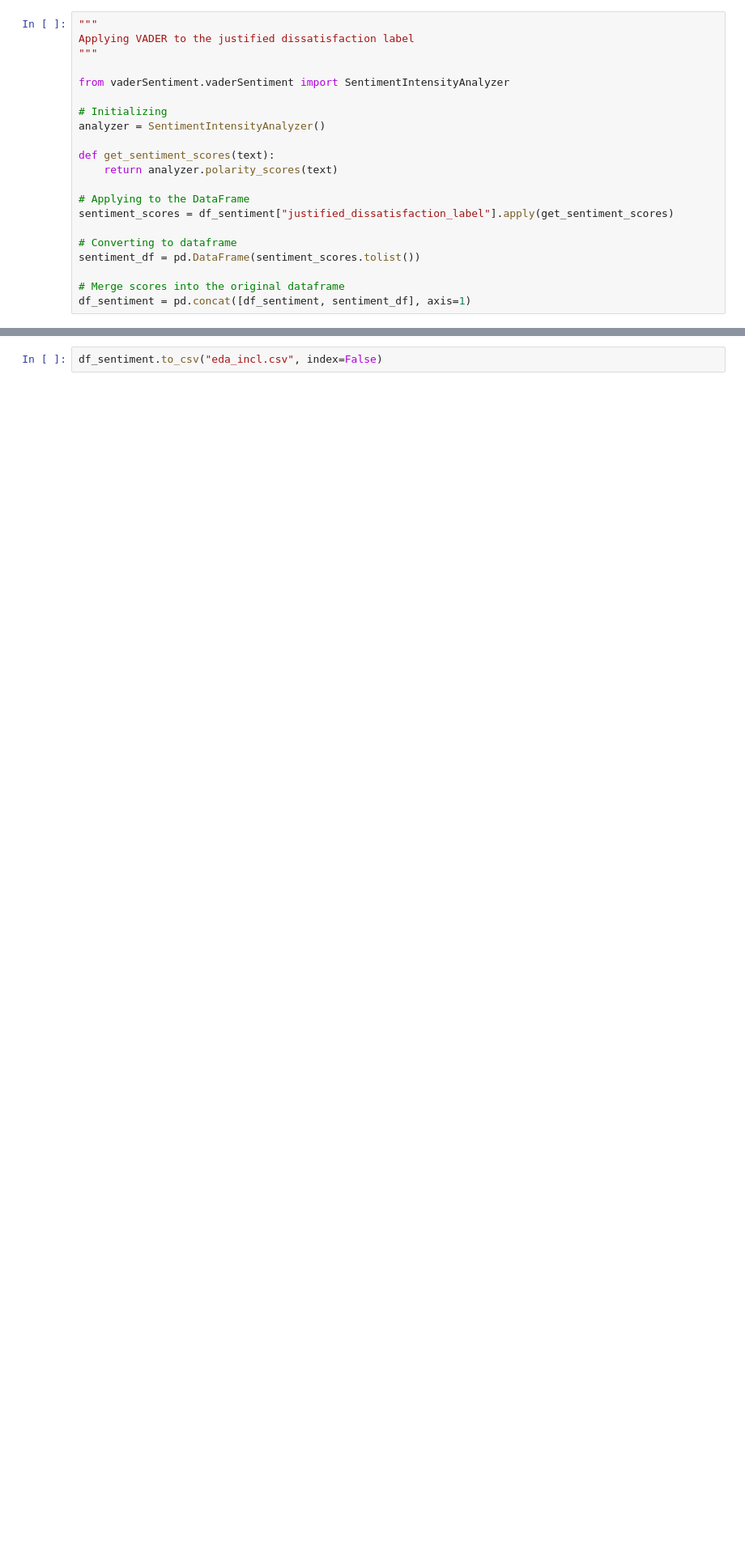
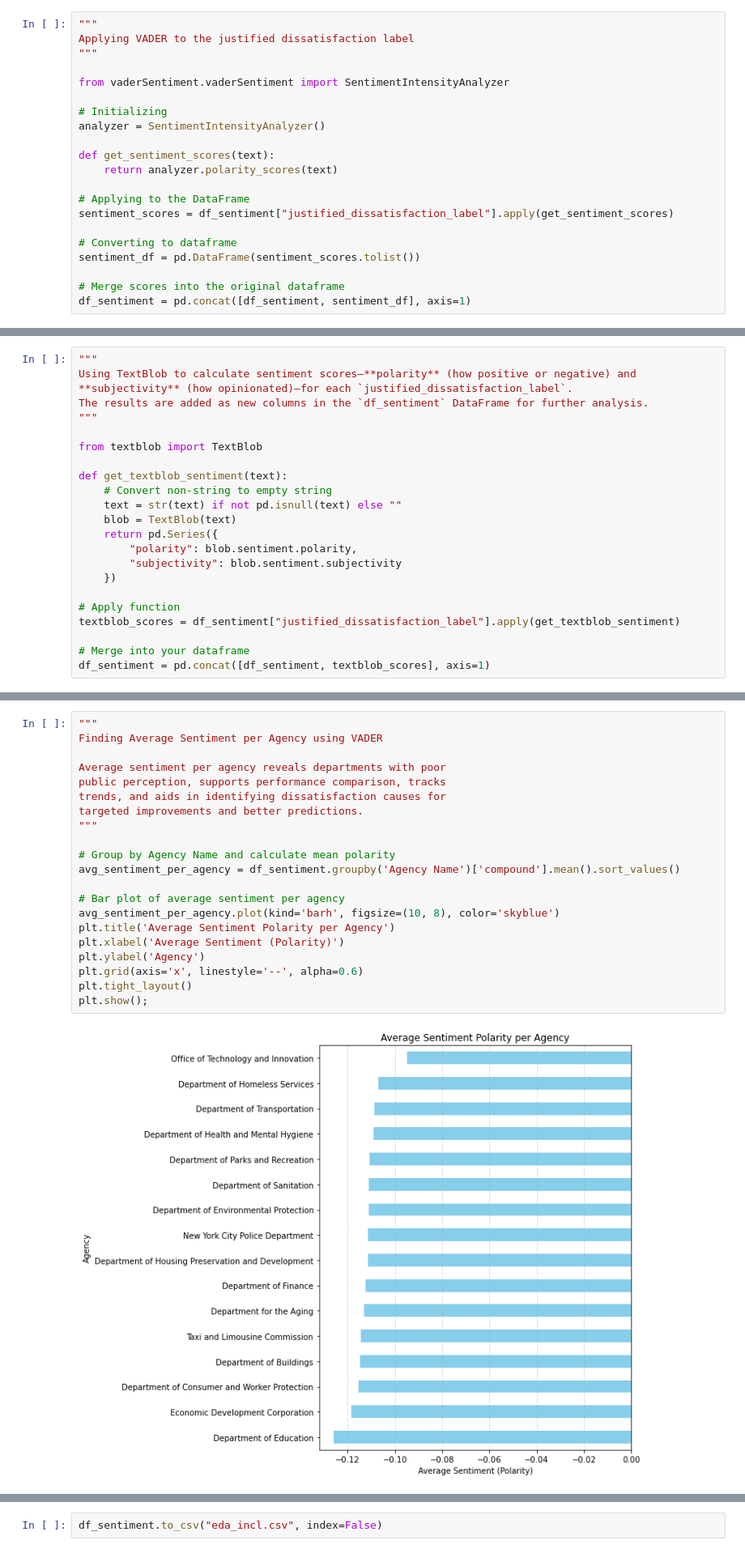
Before and after one commit to billysambasi/Huduma_Satisfaction_Prediction, a Jupyter notebook: EDA.ipynb, the cells around one changed output, grey strips where cells are left out. Shown: that part at 81% size. Drawn from its saved outputs; the diff is of its cells as text; blank space fills up the shorter version.

```diff
--- a/EDA.ipynb
+++ b/EDA.ipynb
@@ -511,0 +531,23 @@ df_sentiment.head()
+# %%
+"""
+Using TextBlob to calculate sentiment scores—**polarity** (how positive or negative) and
+**subjectivity** (how opinionated)—for each `justified_dissatisfaction_label`.
+The results are added as new columns in the `df_sentiment` DataFrame for further analysis.
+"""
+
+from textblob import TextBlob
+
+def get_textblob_sentiment(text):
+    # Convert non-string to empty string
+    text = str(text) if not pd.isnull(text) else ""
+    blob = TextBlob(text)
+    return pd.Series({
+        "polarity": blob.sentiment.polarity,
+        "subjectivity": blob.sentiment.subjectivity
+    })
+
+# Apply function
+textblob_scores = df_sentiment["justified_dissatisfaction_label"].apply(get_textblob_sentiment)
+
+# Merge into your dataframe
+df_sentiment = pd.concat([df_sentiment, textblob_scores], axis=1)
@@ -565,0 +627,23 @@ The model achieved 70% overall accuracy but failed completely to identify the ne
+# %%
+"""
+Finding Average Sentiment per Agency using VADER
+
+Average sentiment per agency reveals departments with poor
+public perception, supports performance comparison, tracks
+trends, and aids in identifying dissatisfaction causes for
+targeted improvements and better predictions.
+"""
+
+# Group by Agency Name and calculate mean polarity
+avg_sentiment_per_agency = df_sentiment.groupby('Agency Name')['compound'].mean().sort_values()
+
+# Bar plot of average sentiment per agency
+avg_sentiment_per_agency.plot(kind='barh', figsize=(10, 8), color='skyblue')
+plt.title('Average Sentiment Polarity per Agency')
+plt.xlabel('Average Sentiment (Polarity)')
+plt.ylabel('Agency')
+plt.grid(axis='x', linestyle='--', alpha=0.6)
+plt.tight_layout()
+plt.show();
+# %% [output]
+[figure, added]
```
Also changed, not shown: parts of 40 cells of this notebook.
